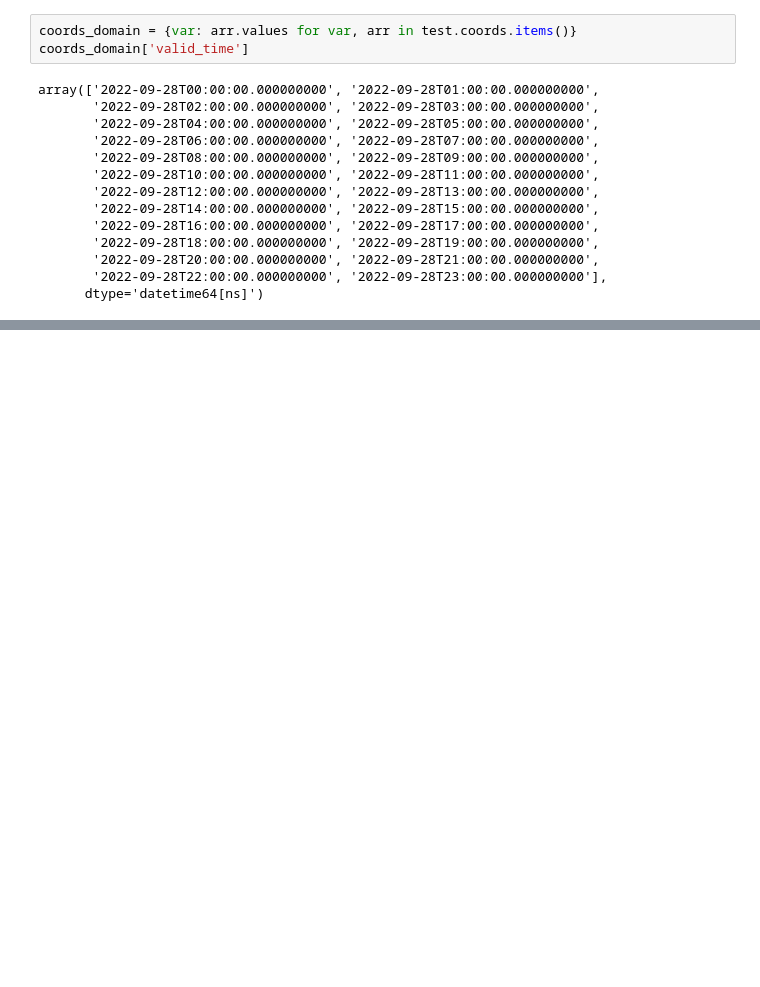
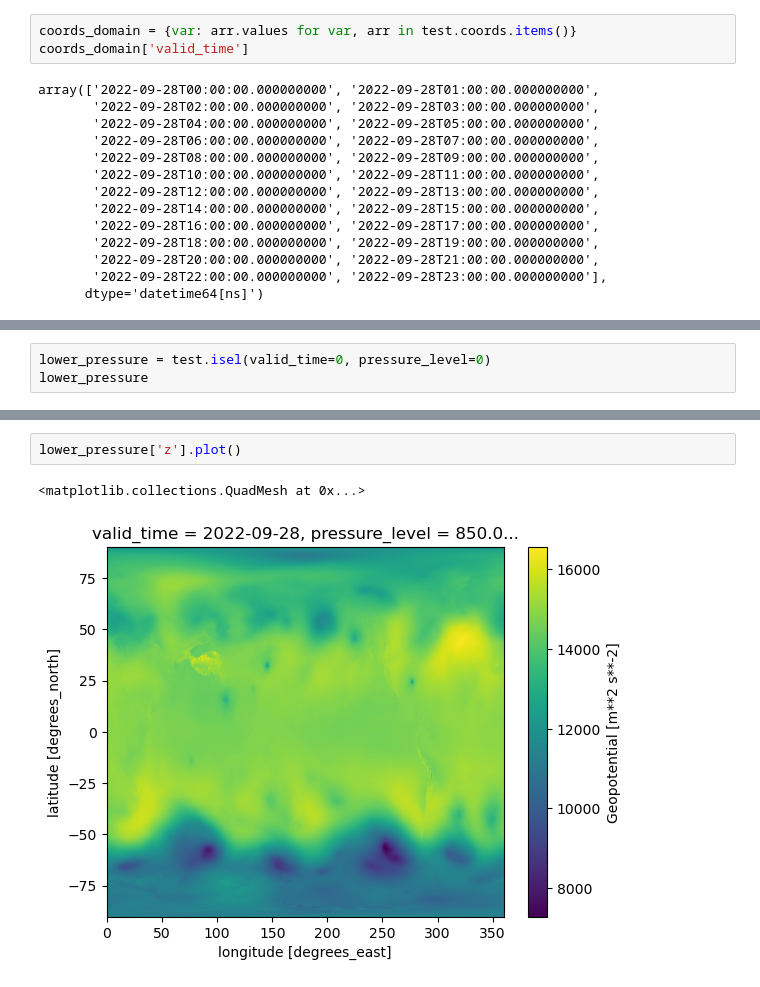
Before and after one commit to mickyals/geo_lab, a Jupyter notebook: notebooks/coordinate_data_processing.ipynb, the cells around one changed output, grey strips where cells are left out. Cells and saved outputs as stored; diff of their text form; blank space fills up the shorter version.

```diff
--- a/notebooks/coordinate_data_processing.ipynb
+++ b/notebooks/coordinate_data_processing.ipynb
@@ -163,0 +45,3 @@ array([-90., -90., -90., ..., -90., -90., -90.])
+# %%
+lower_pressure = test.isel(valid_time=0, pressure_level=0)
+lower_pressure
@@ -163,0 +66,5 @@ array([-90., -90., -90., ..., -90., -90., -90.])
+# %%
+lower_pressure['z'].plot()
+# %% [output]
+<matplotlib.collections.QuadMesh at 0x...>
+[figure, added]
```
Also changed, not shown: parts of 51 cells of this notebook, 1 other file.
